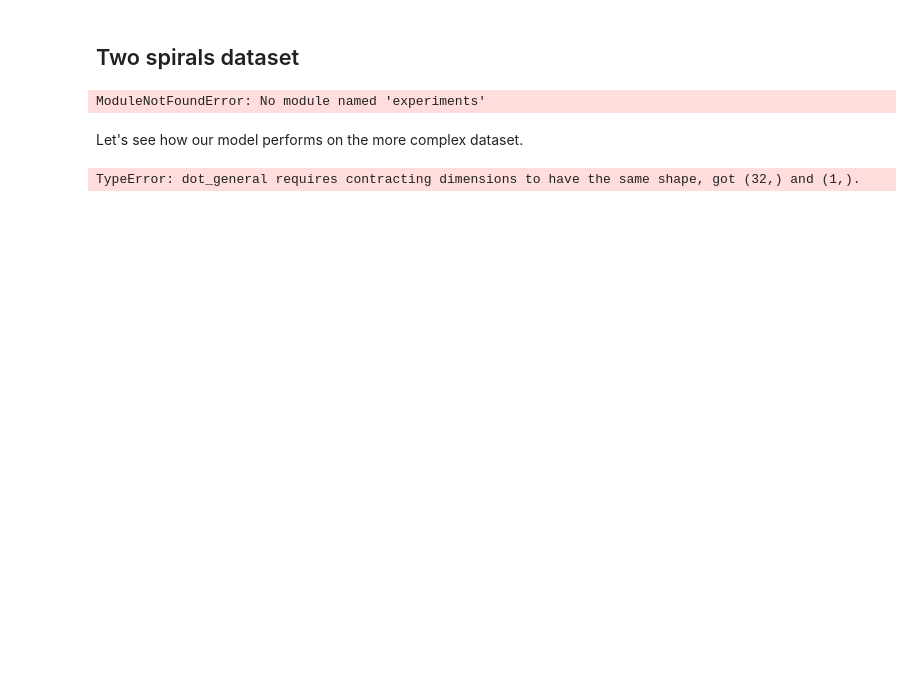
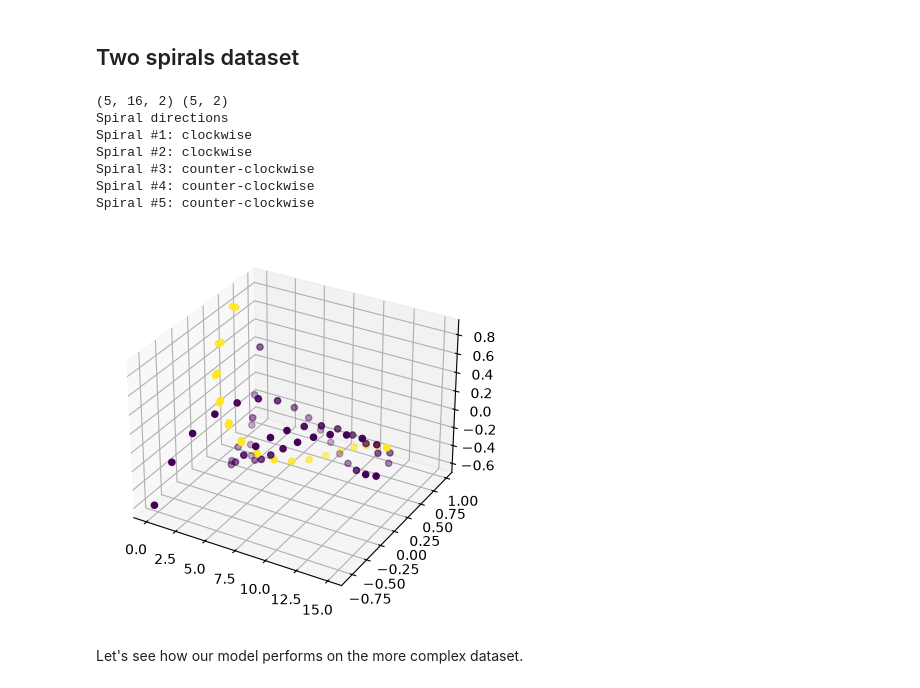
Before and after one commit to FranzKnut/jax_rtrl, a Jupyter notebook: usage.ipynb, the cells around one changed output. Drawn from its saved outputs; the diff is of its cells as text; code cells hidden in the pictures; blank space fills up the shorter version.

Commit message:
usage notebook dev (spirals still need fixing)

```diff
--- a/usage.ipynb
+++ b/usage.ipynb
@@ -172,27 +165,28 @@ plt.legend()
 # %% [markdown]
 ## Two spirals dataset
 # %%
-from experiments.supervised.datasets import Spirals
+from jax_rtrl.supervised.example_datasets import spirals
 import numpy as np
 
-x, y = Spirals(4, key=key_data)
+x, y = spirals(dataset_size=5, time=16, key=key_data)
 print(x.shape, y.shape)
+print("Spiral directions")
+for i in range(y.shape[0]):
+    print(f"Spiral #{i+1}: {"clockwise" if y[i, 0] == 1 else "counter-clockwise"}")
 def plot_spirals(x, y):
     fig = plt.figure()
     ax = fig.add_subplot(projection='3d')
     for t in range(x.shape[1]):
-        ax.scatter(t, x[:, t, 0], x[:, t, 1], c=y)
+        ax.scatter(t, x[:, t, 0], x[:, t, 1], c=y[:, 0])
 plot_spirals(x, y)
 # %% [output]
-ModuleNotFoundError: No module named 'experiments'
+(5, 16, 2) (5, 2)
+Spiral directions
+Spiral #1: clockwise
+Spiral #2: clockwise
+Spiral #3: counter-clockwise
+Spiral #4: counter-clockwise
+Spiral #5: counter-clockwise
+[figure, added]
 # %% [markdown]
 Let's see how our model performs on the more complex dataset.
-# %%
-model = Linear(np.prod(x.shape[-2:]), y.shape[-1], key=key_model, use_bias=True)
-flat_x = x.reshape(x.shape[0], -1)
-untrained_output = jax.vmap(model)(flat_x).squeeze()
-model, losses = train(model, (flat_x, y), num_steps=1000, key=key_train)
-trained_output = jax.vmap(model)(flat_x).squeeze()
-plot_spirals(x, trained_output)
-# %% [output]
-TypeError: dot_general requires contracting dimensions to have the same shape, got (32,) and (1,).
```
Also changed, not shown: parts of 9 cells of this notebook, 2 other files.
